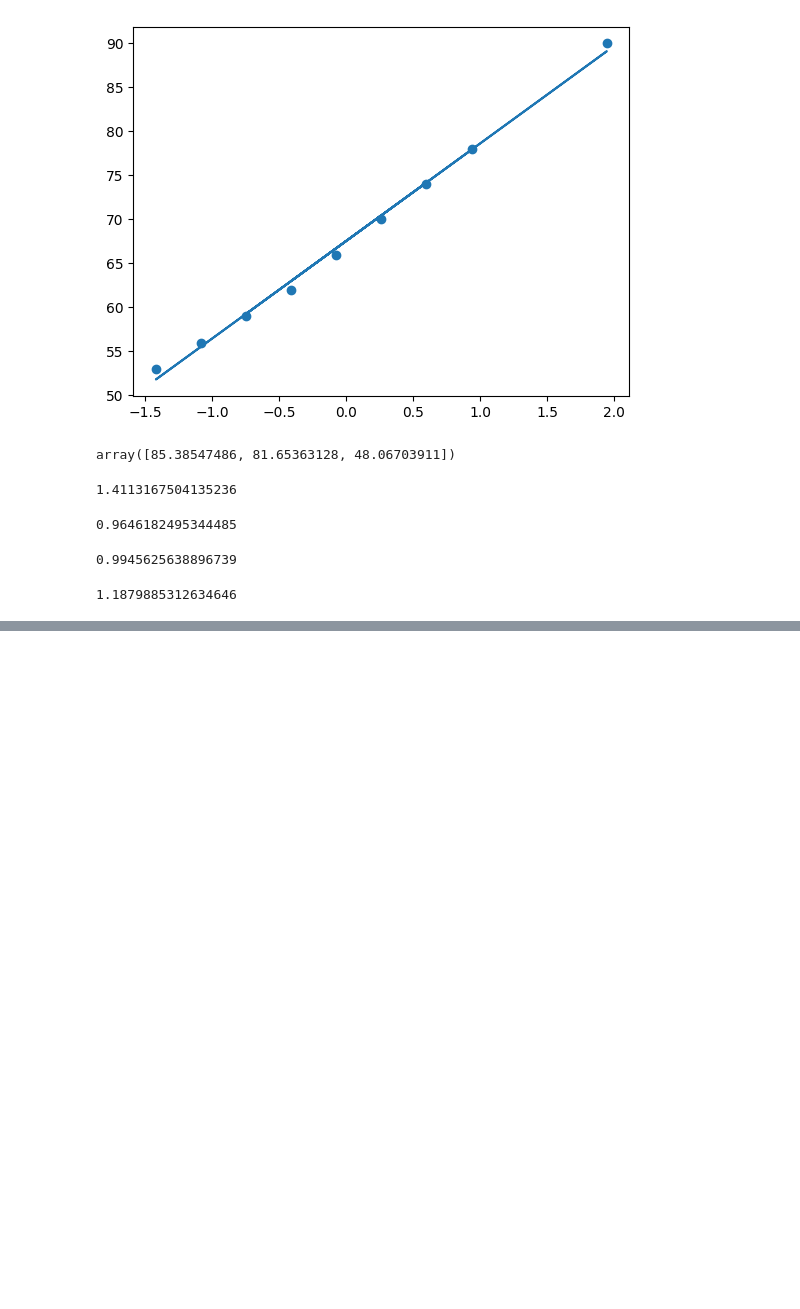
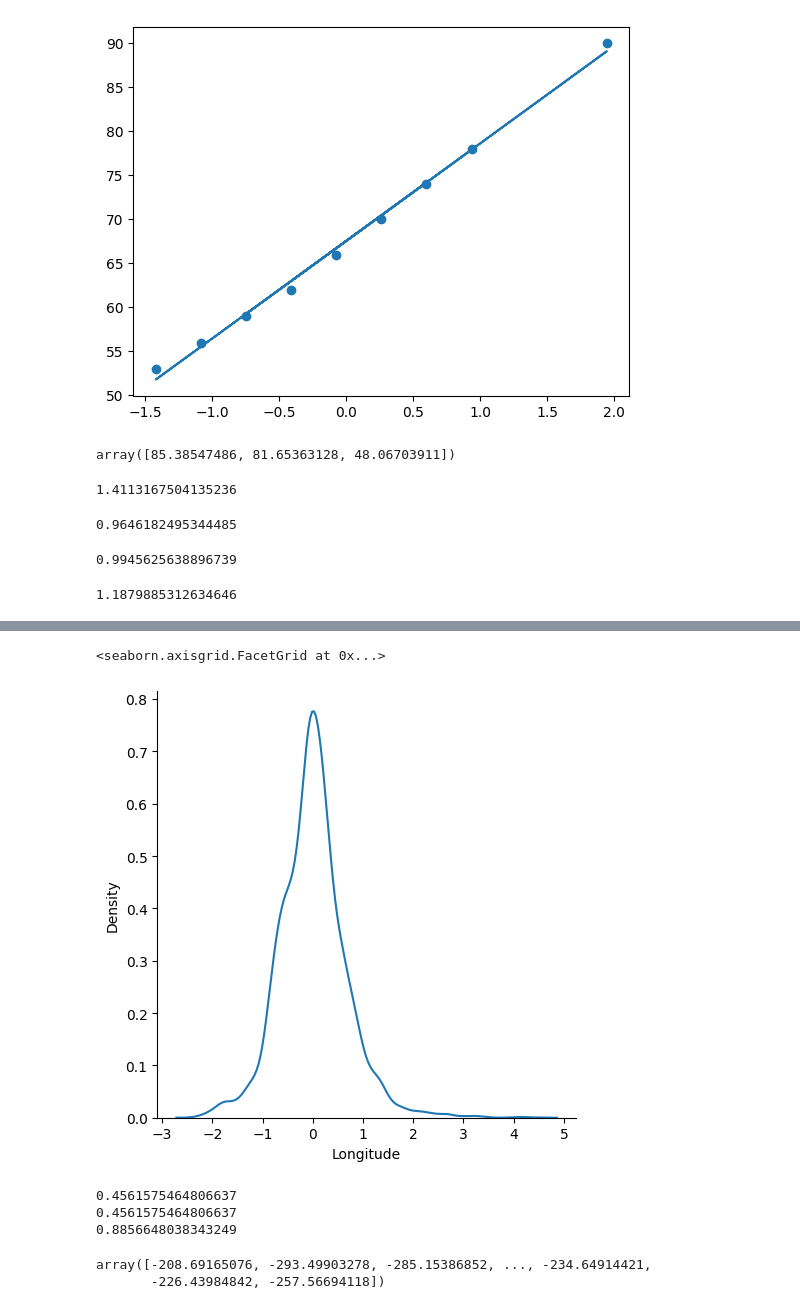
Before and after one commit to Sharath12357/Machine-learning-bootcamp, a Jupyter notebook: simple_linear_regesiion.ipynb, the cells around one changed output, grey strips where cells are left out. Cells and saved outputs as stored; diff of their text form; code cells hidden in the pictures; blank space fills up the shorter version.

```diff
--- a/simple_linear_regesiion.ipynb
+++ b/simple_linear_regesiion.ipynb
@@ -213,0 +513,2 @@ rmse
+# %%
+residuals=y_test-y_pred
@@ -213,0 +517,5 @@ rmse
+# %%
+sns.displot(residuals,kind='kde')
+# %% [output]
+<seaborn.axisgrid.FacetGrid at 0x...>
+[figure, added]
@@ -213,0 +527,8 @@ rmse
+# %%
+print(mea)
+print(mse)
+print(r2_square)
+# %% [output]
+0.4561575464806637
+0.4561575464806637
+0.8856648038343249
@@ -213,0 +540,5 @@ rmse
+# %%
+model.predict(X_test)
+# %% [output]
+array([-208.69165076, -293.49903278, -285.15386852, ..., -234.64914421,
+       -226.43984842, -257.56694118])
```
Also changed, not shown: parts of 42 cells of this notebook, 2 other files.
